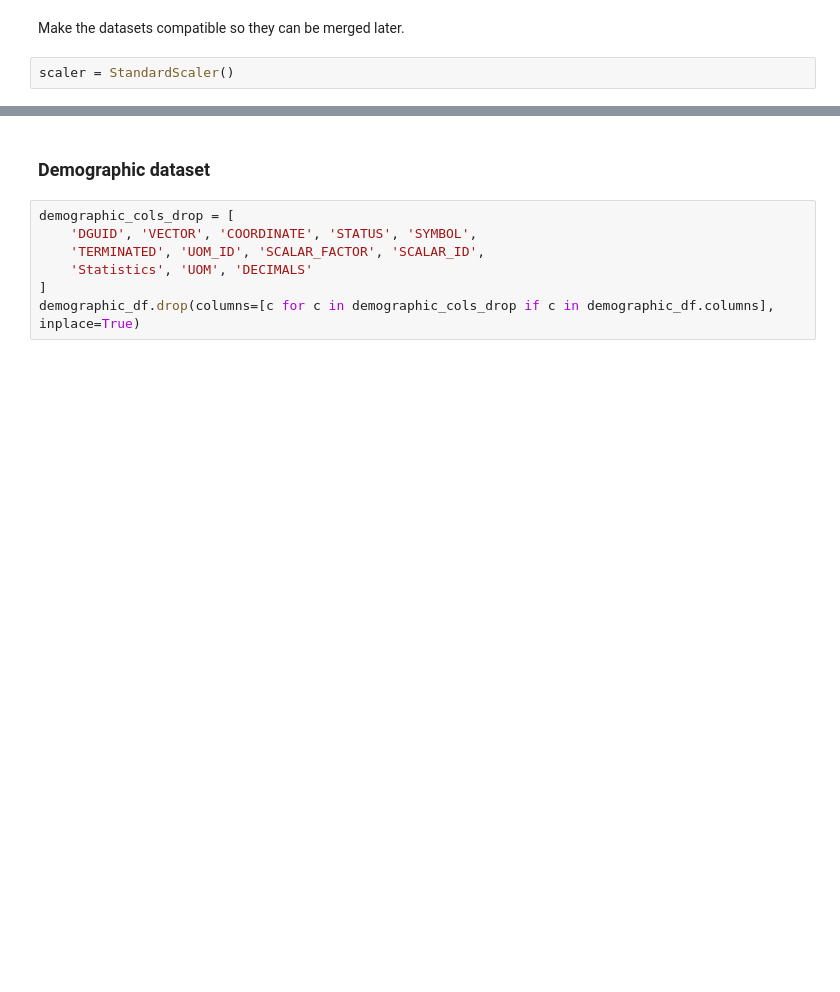
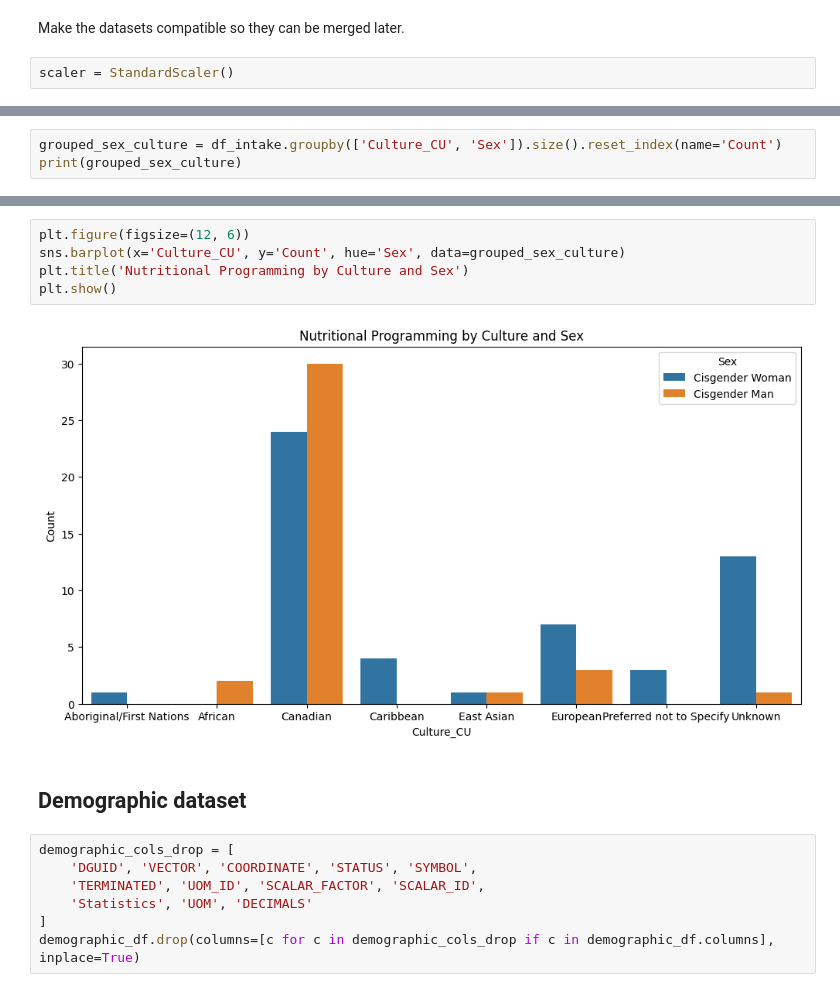
Before and after one commit to pheaktralean/ConcordIA, a Jupyter notebook: food_security_forecasting/food_security.ipynb, the cells around one changed output, grey strips where cells are left out. Drawn from its saved outputs; the diff is of its cells as text; blank space fills up the shorter version.

```diff
--- a/food_security_forecasting/food_security.ipynb
+++ b/food_security_forecasting/food_security.ipynb
@@ -108,0 +180,3 @@ memory usage: 17.1+ MB
+# %%
+grouped_sex_culture = df_intake.groupby(['Culture_CU', 'Sex']).size().reset_index(name='Count')
+print(grouped_sex_culture)
@@ -109,5 +197,12 @@ memory usage: 17.1+ MB
+# %%
+plt.figure(figsize=(12, 6))
+sns.barplot(x='Culture_CU', y='Count', hue='Sex', data=grouped_sex_culture)
+plt.title('Nutritional Programming by Culture and Sex')
+plt.show()
+# %% [output]
+[figure, added]
 # %% [markdown]
-### Demographic dataset
+## Demographic dataset
 # %%
 demographic_cols_drop = [
     'DGUID', 'VECTOR', 'COORDINATE', 'STATUS', 'SYMBOL',
```
Also changed, not shown: parts of 44 cells of this notebook, 5 other files.
